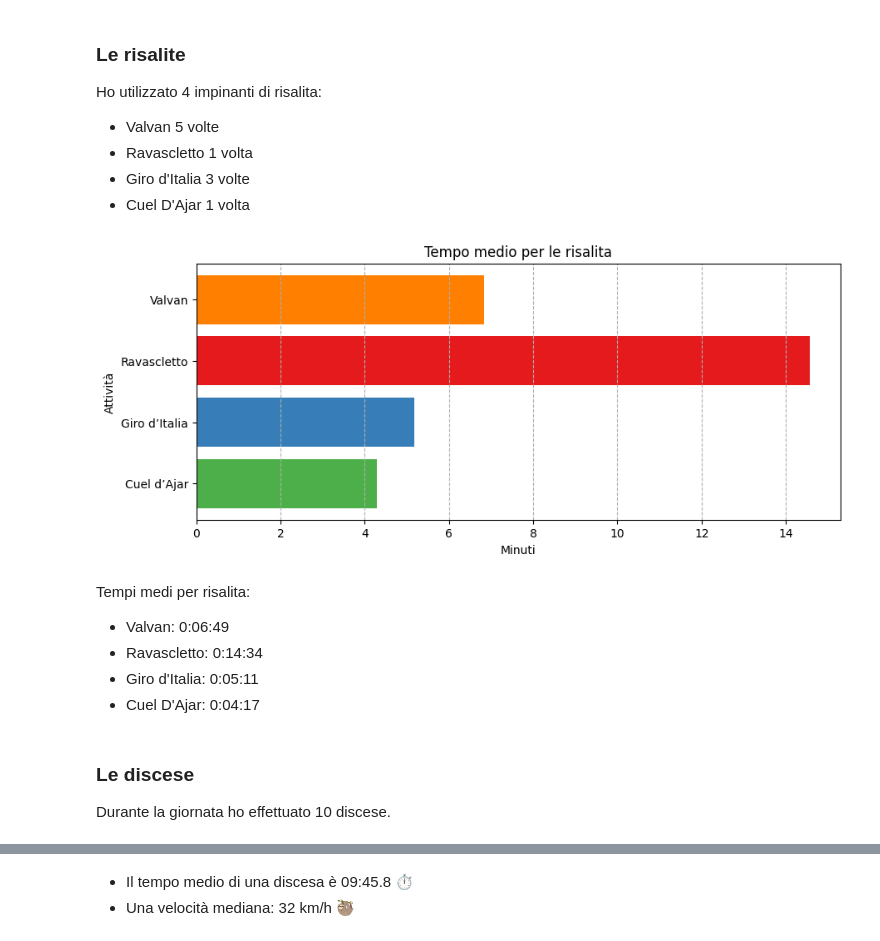
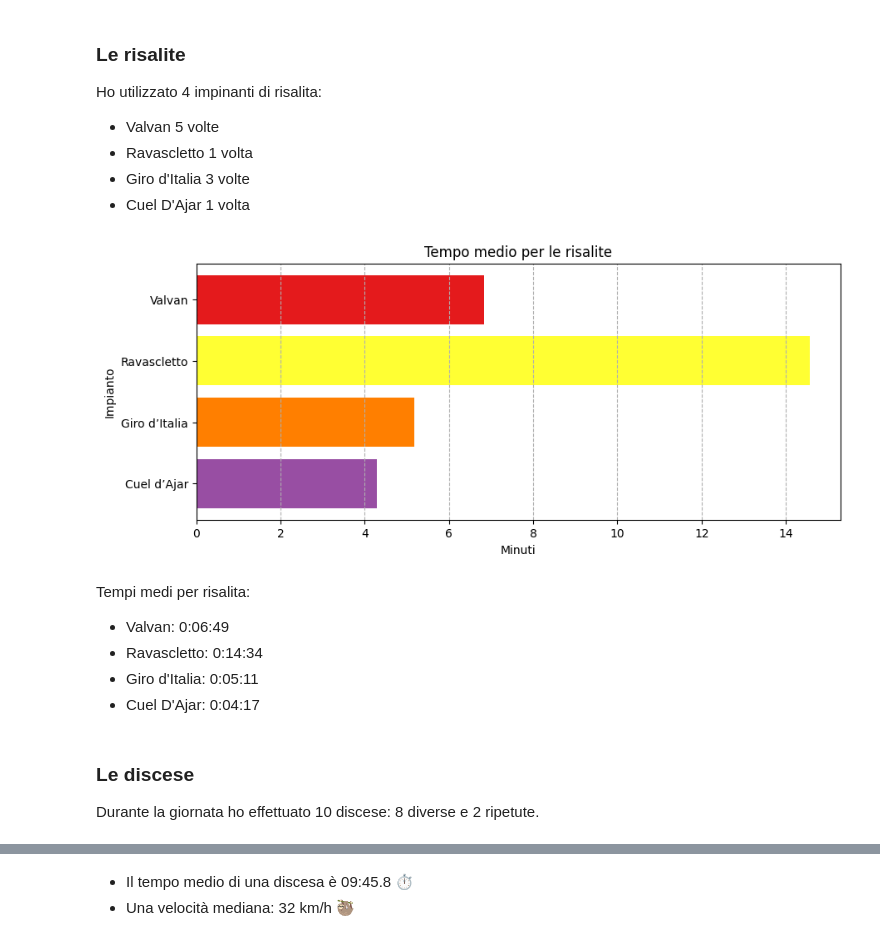
Before and after one commit to thomasmassarutto/DataSlopes, a Jupyter notebook: DataSlopes.ipynb, the cells around one changed output, grey strips where cells are left out. Saved outputs shown, nothing was run; the diff lists cells and outputs as text; code cells hidden in the pictures.

```diff
--- a/DataSlopes.ipynb
+++ b/DataSlopes.ipynb
@@ -566,26 +569,28 @@ Ho utilizzato 4 impinanti di risalita:
 - Giro d'Italia 3 volte
 - Cuel D'Ajar 1 volta
 # %%
-## mantiene salite
-tempo_attivita = tempo[(tempo['stato'] != 'Altro') & (tempo['stato'] != 'Discesa') ]
+## Mantiene salite
+
+tempo_attivita = tempo[(tempo['stato'] != 'Altro') & (tempo['stato'] != 'Discesa')]
+
+colori_risalite_2 = tempo_attivita['stato'].map(colori_stato).fillna('graey')
+
 
 plt.figure(figsize=(10, 4))
-
-plt.title('Tempo medio per le risalita')
+plt.title('Tempo medio per le risalite')
 
 plt.barh(tempo_attivita['stato'],
-        tempo_attivita['tempo_medio_minuti'],
-        color=colori_impianti_risalita
-        )
+         tempo_attivita['tempo_medio_minuti'],
+         color=colori_risalite_2
+         )
 
-plt.ylabel('Attività')
+plt.ylabel('Impianto')
 plt.xlabel('Minuti')
-
 plt.grid(axis='x', linestyle='--')
 
 plt.show()
 # %% [output]
-[figure, old version]
+[figure, new version]
 # %% [markdown]
 Tempi medi per risalita:
 
@@ -596,7 +601,7 @@ Tempi medi per risalita:
 # %% [markdown]
 ### Le discese
 
-Durante la giornata ho effettuato 10 discese.
+Durante la giornata ho effettuato 10 discese: 8 diverse e 2 ripetute.
 # %%
 ## aggiunge statistiche di discesa
 velocita_medie_discese= []
```
Also changed, not shown: parts of 5 cells of this notebook, 1 other file.
